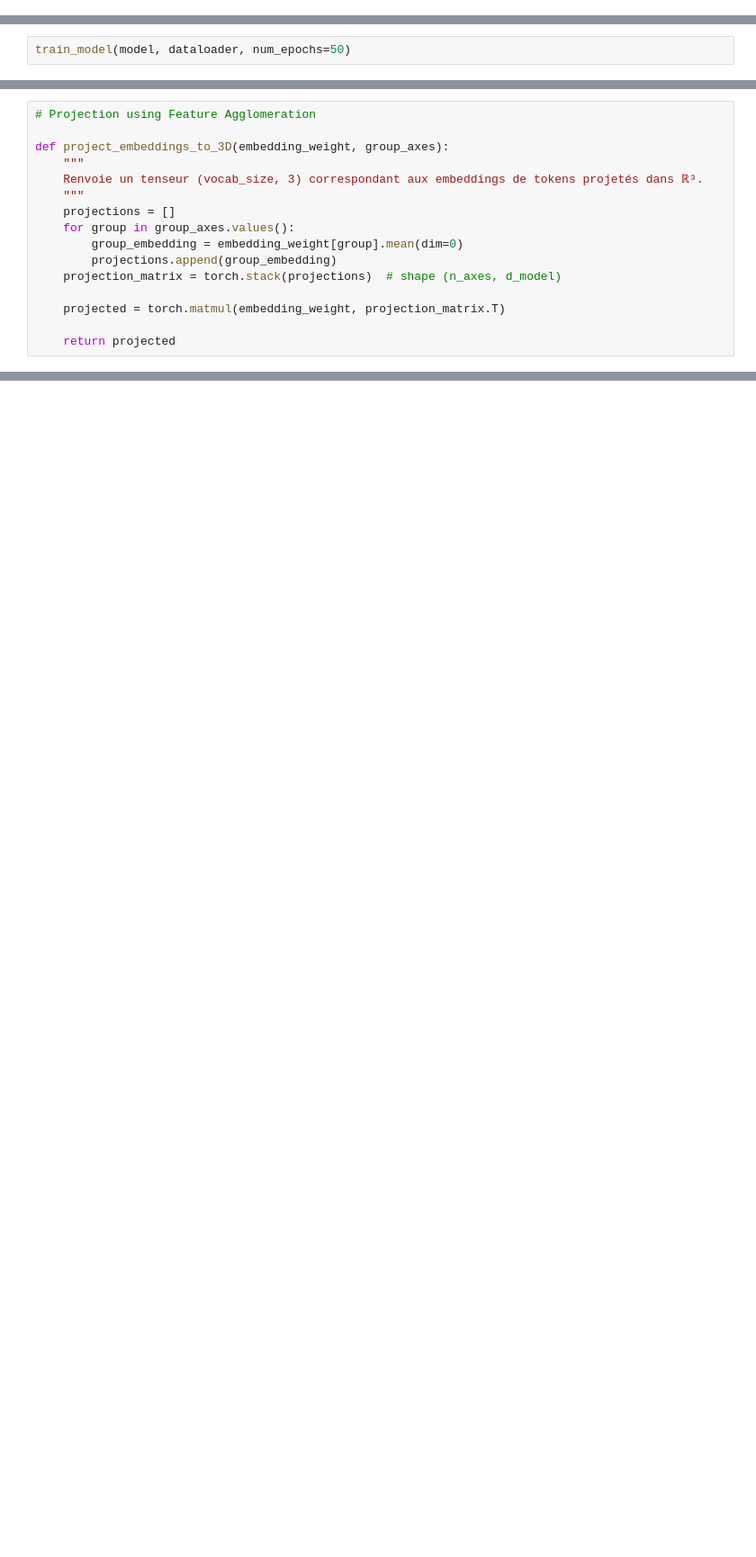
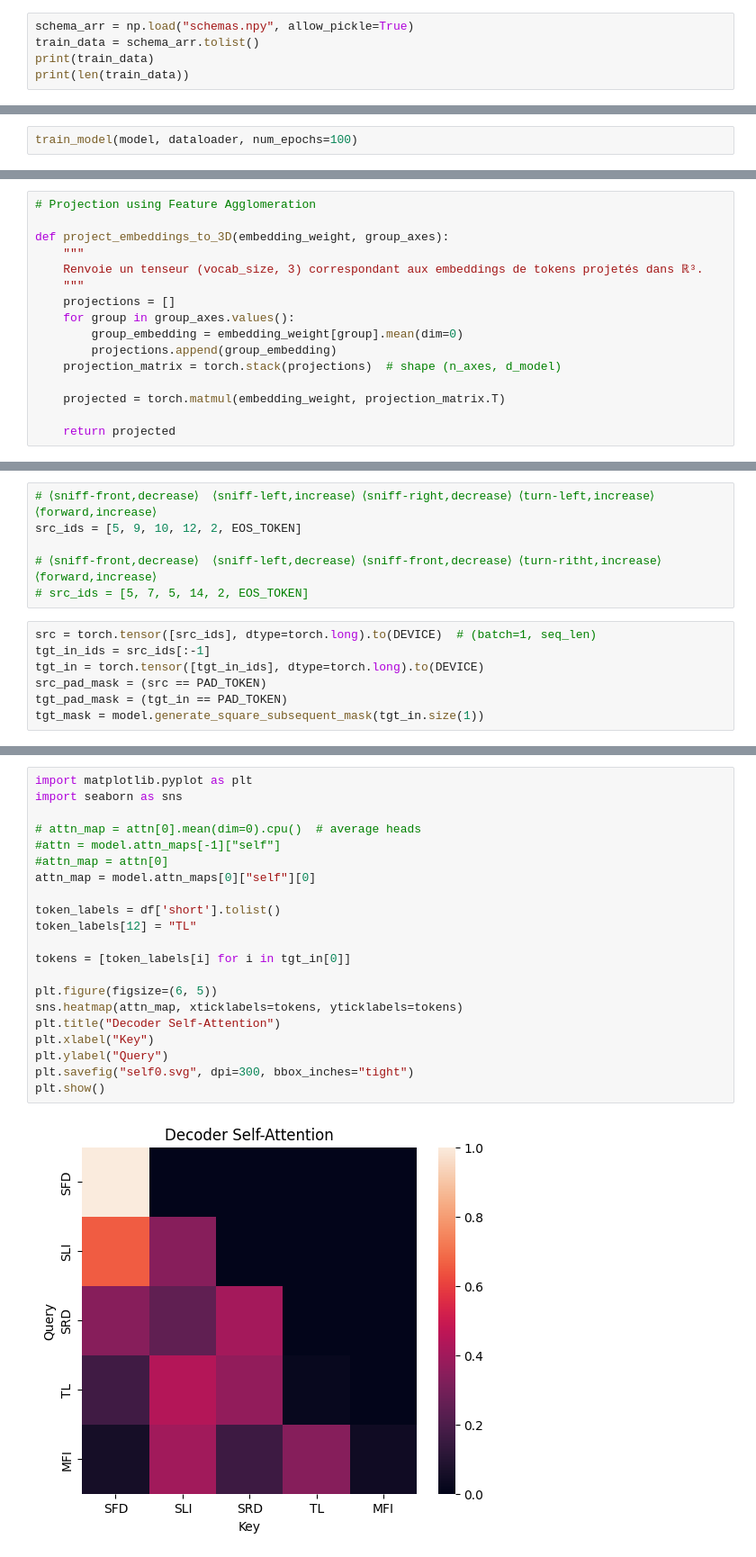
Before and after one commit to PetiteIA/AIRIS_Public, a Jupyter notebook: doc/IM_Tutorial_04.ipynb, the cells around one changed output, grey strips where cells are left out. Shown at 90% size. Drawn from its saved outputs; the diff is of its cells as text; blank space fills up the shorter version.

```diff
--- a/doc/IM_Tutorial_04.ipynb
+++ b/doc/IM_Tutorial_04.ipynb
@@ -243,0 +16,5 @@ def generate_sequence(model, input_sequence, max_len=50):
+# %%
+schema_arr = np.load("schemas.npy", allow_pickle=True)
+train_data = schema_arr.tolist()
+print(train_data)
+print(len(train_data))
@@ -247,4 +300,4 @@ torch.manual_seed(0)
 dataloader = get_dataloader(train_token, batch_size=32)
 model = SimpleTransformer(VOCAB_SIZE, d_model=32).to(DEVICE)
 # %%
-train_model(model, dataloader, num_epochs=50)
+train_model(model, dataloader, num_epochs=100)
@@ -377,0 +399,13 @@ _Figure 1: Projections of the token embedding space showing clusters of tokens r
+# %%
+# ⟨sniff-front,decrease⟩  ⟨sniff-left,increase⟩ ⟨sniff-right,decrease⟩ ⟨turn-left,increase⟩	⟨forward,increase⟩
+src_ids = [5, 9, 10, 12, 2, EOS_TOKEN]
+
+# ⟨sniff-front,decrease⟩  ⟨sniff-left,decrease⟩ ⟨sniff-front,decrease⟩ ⟨turn-ritht,increase⟩	⟨forward,increase⟩
+# src_ids = [5, 7, 5, 14, 2, EOS_TOKEN]
+# %%
+src = torch.tensor([src_ids], dtype=torch.long).to(DEVICE)  # (batch=1, seq_len)
+tgt_in_ids = src_ids[:-1]
+tgt_in = torch.tensor([tgt_in_ids], dtype=torch.long).to(DEVICE)
+src_pad_mask = (src == PAD_TOKEN)
+tgt_pad_mask = (tgt_in == PAD_TOKEN)
+tgt_mask = model.generate_square_subsequent_mask(tgt_in.size(1))
@@ -377,0 +442,23 @@ _Figure 1: Projections of the token embedding space showing clusters of tokens r
+# %%
+import matplotlib.pyplot as plt
+import seaborn as sns
+
+# attn_map = attn[0].mean(dim=0).cpu()  # average heads
+#attn = model.attn_maps[-1]["self"]
+#attn_map = attn[0]
+attn_map = model.attn_maps[0]["self"][0]
+
+token_labels = df['short'].tolist()
+token_labels[12] = "TL"
+
+tokens = [token_labels[i] for i in tgt_in[0]]
+
+plt.figure(figsize=(6, 5))
+sns.heatmap(attn_map, xticklabels=tokens, yticklabels=tokens)
+plt.title("Decoder Self-Attention")
+plt.xlabel("Key")
+plt.ylabel("Query")
+plt.savefig("self0.svg", dpi=300, bbox_inches="tight")
+plt.show()
+# %% [output]
+[figure, added]
```
Also changed, not shown: parts of 52 cells of this notebook, 4 other files.
